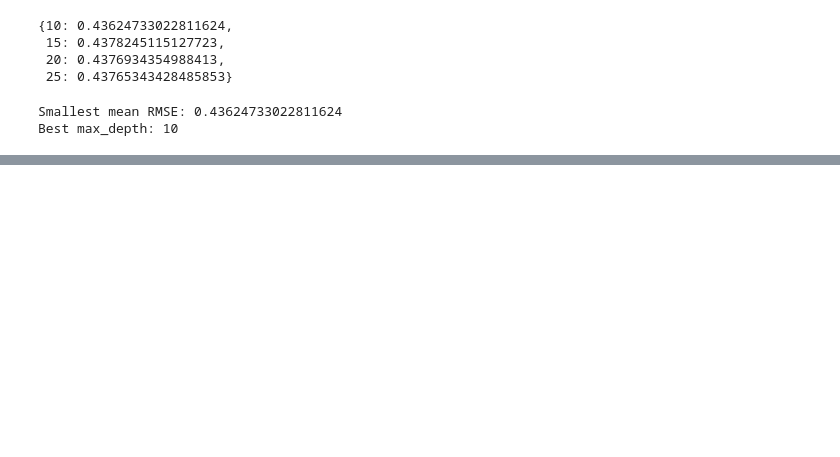
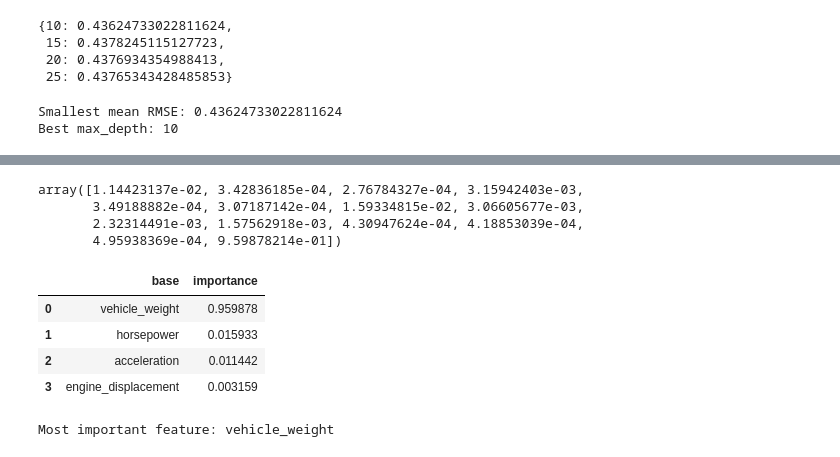
Before and after one commit to dakouri-kobri/machine-learning-zoomcamp, a Jupyter notebook: 06-decision-trees-and-ensemble-learning.ipynb, the cells around one changed output, grey strips where cells are left out. Drawn from its saved outputs; the diff is of its cells as text; code cells hidden in the pictures; blank space fills up the shorter version.

```diff
--- a/06-decision-trees-and-ensemble-learning.ipynb
+++ b/06-decision-trees-and-ensemble-learning.ipynb
@@ -241,0 +252,49 @@ Best max_depth: 10
+# %%
+rf_q5 = RandomForestRegressor(n_estimators=10,
+                              max_depth=20,
+                              random_state=1,
+                              n_jobs=1,
+                              warm_start=True)
+
+rf_q5.fit(X_train_dv, y_train)
+
+feat_importances = rf_q5.feature_importances_
+feat_importances
+# %% [output]
+array([1.14423137e-02, 3.42836185e-04, 2.76784327e-04, 3.15942403e-03,
+       3.49188882e-04, 3.07187142e-04, 1.59334815e-02, 3.06605677e-03,
+       2.32314491e-03, 1.57562918e-03, 4.30947624e-04, 4.18853039e-04,
+       4.95938369e-04, 9.59878214e-01])
+# %%
+# Get feature names
+feature_names = dv.get_feature_names_out()
+
+imp_df = pd.DataFrame({'feature': feature_names, 'importance': feat_importances})
+
+# Helper function
+def base_feature_name(dv_name: str):
+    if '=' in dv_name:
+        return dv_name.split('=')[0]
+    return dv_name
+
+imp_df['base'] = imp_df['feature'].map(base_feature_name)
+grouped = (imp_df
+           .groupby('base', as_index=False)['importance']
+           .sum()
+           .sort_values('importance', ascending=False))
+
+candidates = ['vehicle_weight', 'horsepower', 'acceleration', 'engine_displacement']
+cand_imp = (grouped[grouped['base']
+            .isin(candidates)]
+            .sort_values('importance', ascending=False))
+cand_imp.reset_index(drop=True)
+# %% [output]
+|  | base | importance |
+| 0 | vehicle_weight | 0.959878 |
+| 1 | horsepower | 0.015933 |
+| 2 | acceleration | 0.011442 |
+| 3 | engine_displacement | 0.003159 |
+# %%
+print("Most important feature:", cand_imp.iloc[0]['base'] )
+# %% [output]
+Most important feature: vehicle_weight
```
Also changed, not shown: parts of 2 cells of this notebook.
